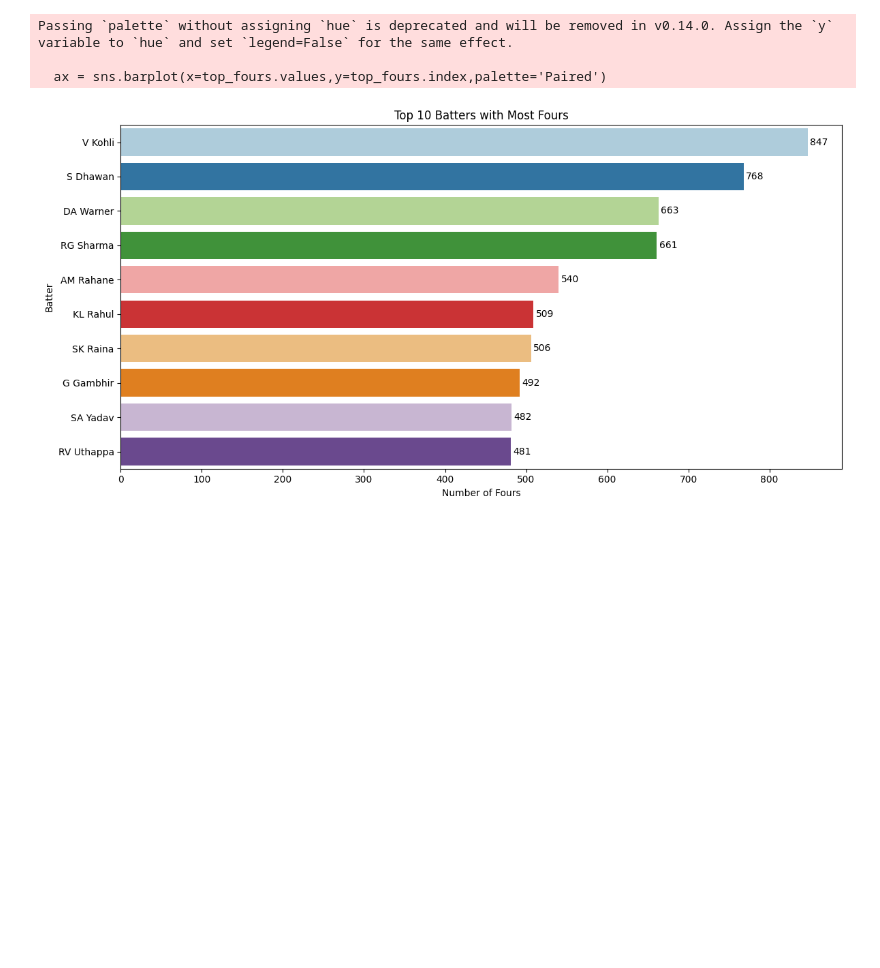
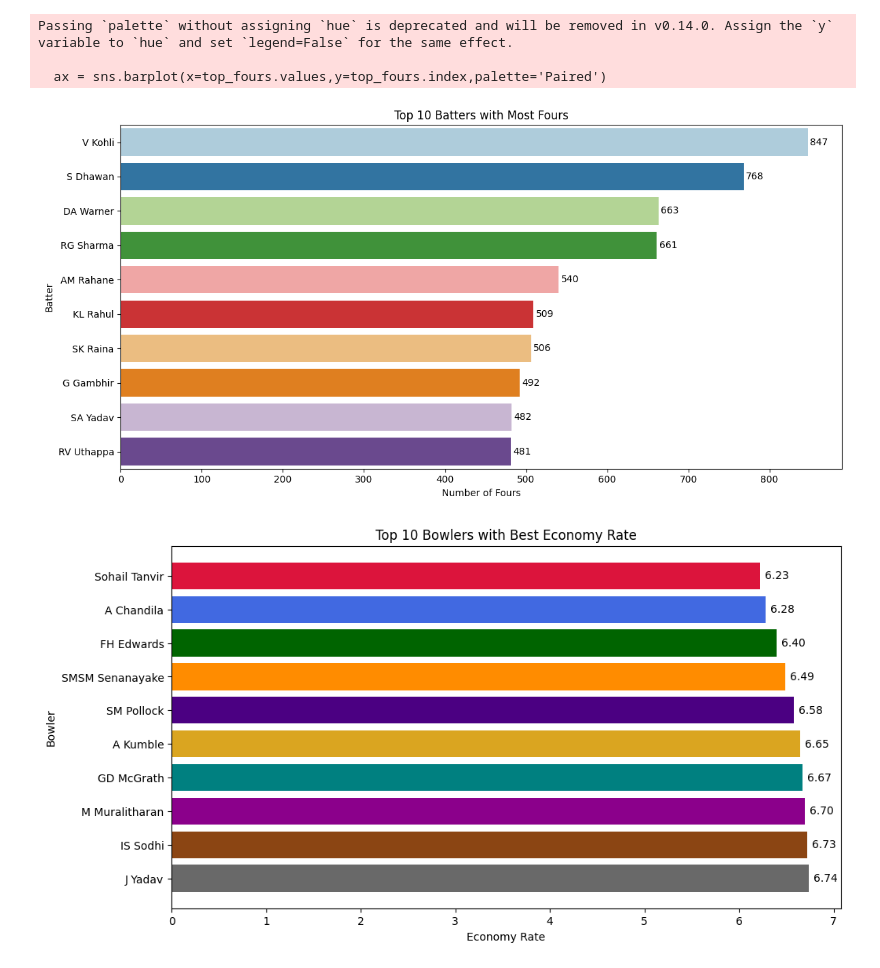
Before and after one commit to samifahim07/Smart-Cricket-Analytics-Ball-by-Ball-Event-Prediction-using-Machine-Learning, a Jupyter notebook: smart_analysis.ipynb, the cells around one changed output. Saved outputs shown, nothing was run; the diff lists cells and outputs as text; code cells hidden in the pictures; blank space fills up the shorter version.

```diff
--- a/smart_analysis.ipynb
+++ b/smart_analysis.ipynb
@@ -449,3 +416,75 @@ Passing `palette` without assigning `hue` is deprecated and will be removed in v
 
   ax = sns.barplot(x=top_fours.values,y=top_fours.index,palette='Paired')
 [figure]
+# %%
+import matplotlib.pyplot as plt
+import seaborn as sns
+
+# Count legal deliveries
+ball_count = df[df["ExtraType"].isin(["wides", "noballs"]) == False] \
+    .groupby("Bowler")["BallNumber"] \
+    .count()
+
+# Total runs conceded
+run_count = df.groupby("Bowler")["TotalRun"].sum()
+
+# Create a new dataframe
+eco_df = pd.DataFrame({
+    "Balls": ball_count,
+    "Runs": run_count
+})
+
+# Convert balls to overs
+eco_df["Overs"] = eco_df["Balls"] / 6
+
+# Economy calculation
+eco_df["Economy Rate"] = eco_df["Runs"] / eco_df["Overs"]
+
+# Ignore bowlers with very few overs
+eco_df = eco_df[eco_df["Overs"] >= 20]
+
+# Take best 10
+best_eco = eco_df.nsmallest(10, "Economy Rate")
+
+# Plot
+plt.figure(figsize=(11,6))
+
+colors = colors = [
+    "crimson",
+    "royalblue",
+    "darkgreen",
+    "darkorange",
+    "indigo",
+    "goldenrod",
+    "teal",
+    "darkmagenta",
+    "saddlebrown",
+    "dimgray"
+]
+
+bars = plt.barh(
+    best_eco.index,
+    best_eco["Economy Rate"],
+    color=colors
+)
+
+
+# Value labels
+for bar in bars:
+    width = bar.get_width()
+    plt.text(
+        width + 0.05,
+        bar.get_y() + bar.get_height()/2,
+        f"{width:.2f}",
+        va="center"
+    )
+
+plt.gca().invert_yaxis()
+
+plt.title("Top 10 Bowlers with Best Economy Rate")
+plt.xlabel("Economy Rate")
+plt.ylabel("Bowler")
+
+plt.show()
+# %% [output]
+[figure, added]
```
Also changed, not shown: parts of 1 cell of this notebook.
